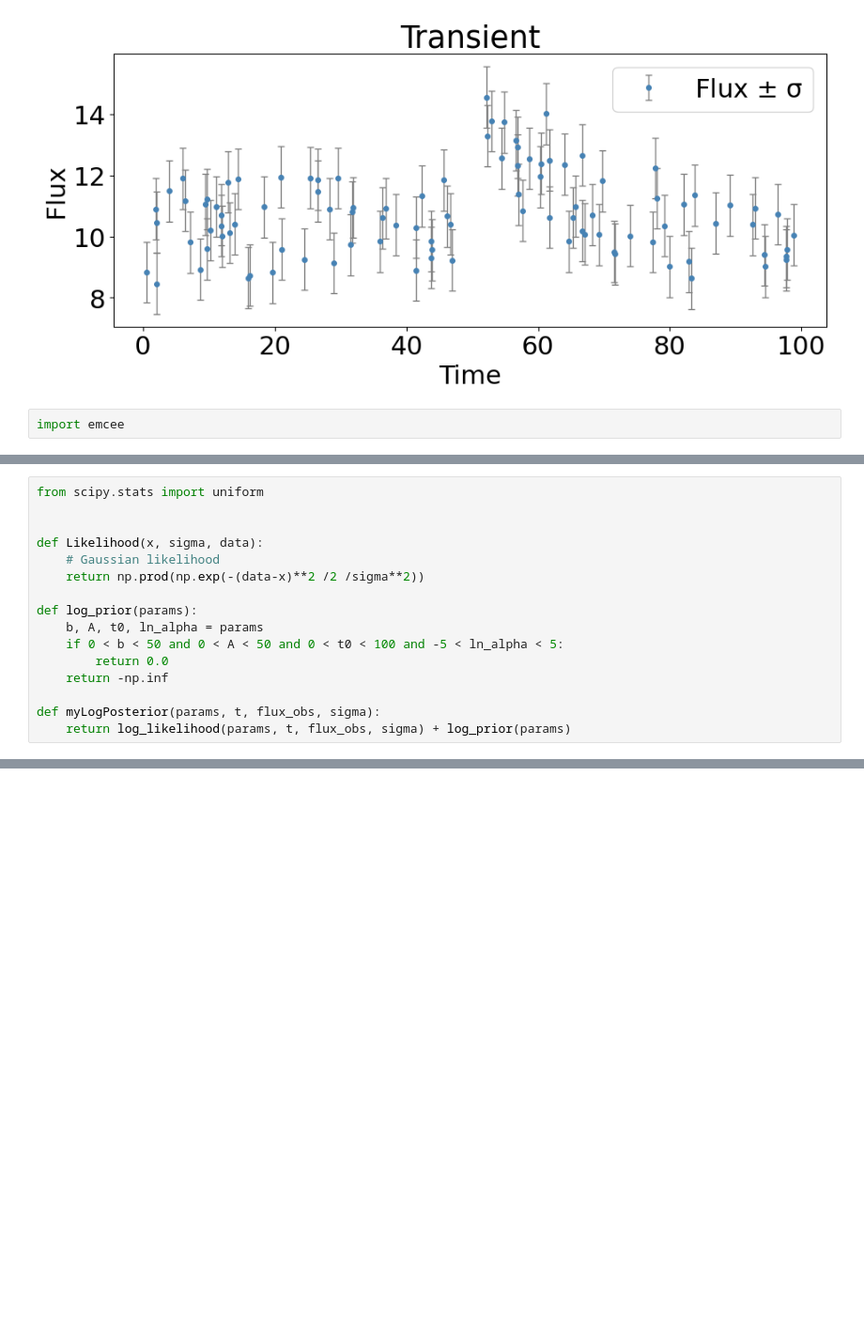
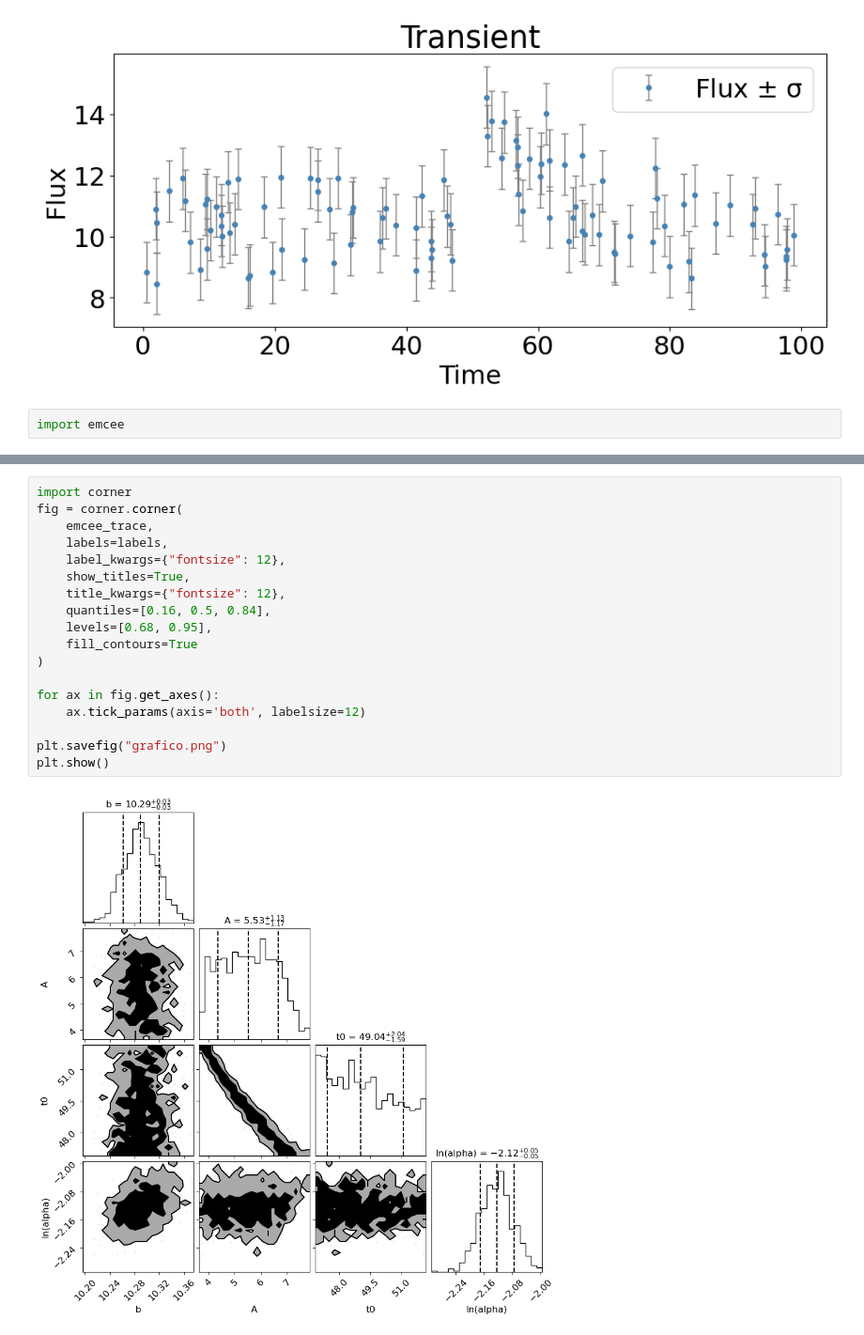
Before and after one commit to lsabatino03/astrostatistics_bicocca_2026, a Jupyter notebook: working/L11_Transient.ipynb, the cells around one changed output, grey strips where cells are left out. Shown at 94% size. Saved outputs shown, nothing was run; the diff lists cells and outputs as text; blank space fills up the shorter version.

```diff
--- a/working/L11_Transient.ipynb
+++ b/working/L11_Transient.ipynb
@@ -60,16 +28,0 @@ Log-likelihood con parametri iniziali: -51.49
-# %%
-from scipy.stats import uniform
-
-
-def Likelihood(x, sigma, data):
-    # Gaussian likelihood
-    return np.prod(np.exp(-(data-x)**2 /2 /sigma**2))
-
-def log_prior(params):
-    b, A, t0, ln_alpha = params
-    if 0 < b < 50 and 0 < A < 50 and 0 < t0 < 100 and -5 < ln_alpha < 5:
-        return 0.0
-    return -np.inf
-
-def myLogPosterior(params, t, flux_obs, sigma):
-    return log_likelihood(params, t, flux_obs, sigma) + log_prior(params)
@@ -179,0 +145,20 @@ Text(0.5, 1.0, 'Chain from emcee')
+# %%
+import corner
+fig = corner.corner(
+    emcee_trace,
+    labels=labels,
+    label_kwargs={"fontsize": 12},
+    show_titles=True,
+    title_kwargs={"fontsize": 12},
+    quantiles=[0.16, 0.5, 0.84],
+    levels=[0.68, 0.95],
+    fill_contours=True
+)
+
+for ax in fig.get_axes():
+    ax.tick_params(axis='both', labelsize=12)
+
+plt.savefig("grafico.png")
+plt.show()
+# %% [output]
+[figure, added]
```
Also changed, not shown: parts of 13 cells of this notebook.
